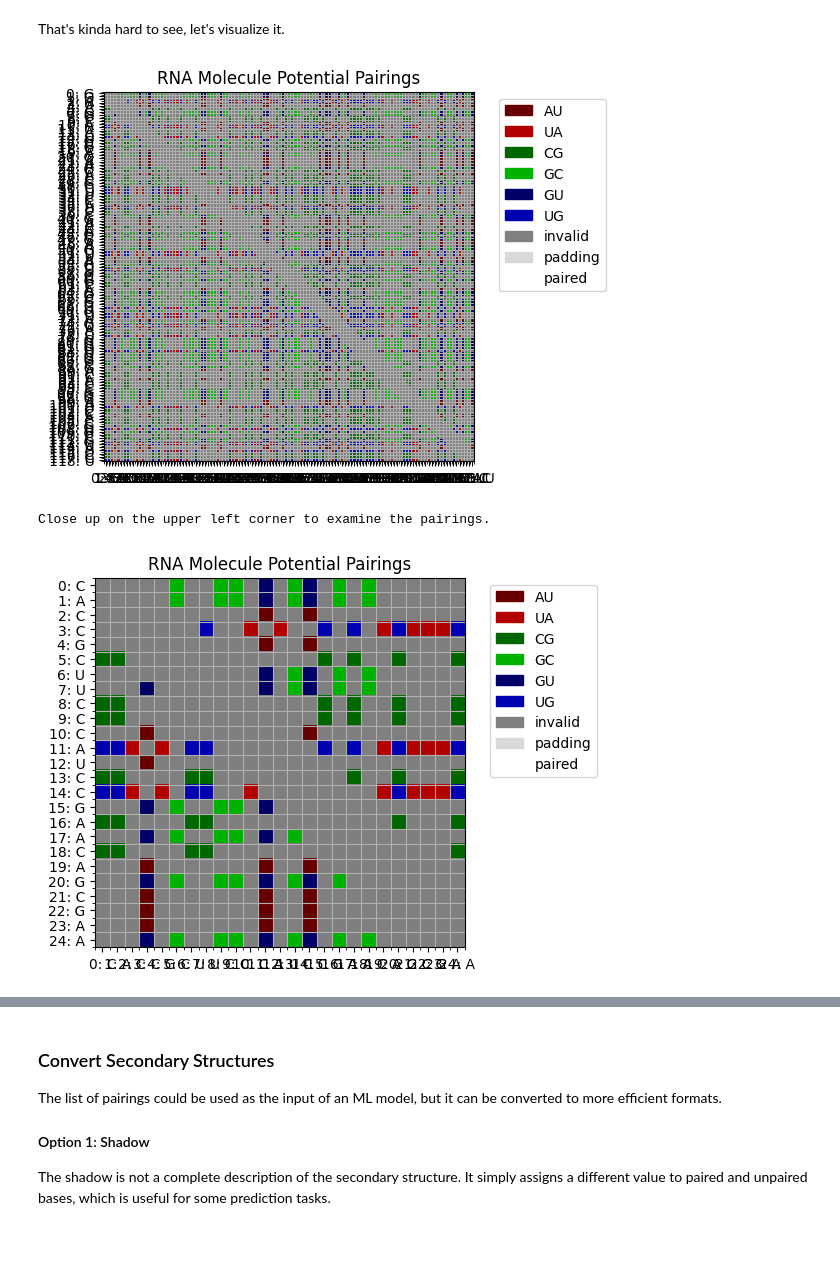
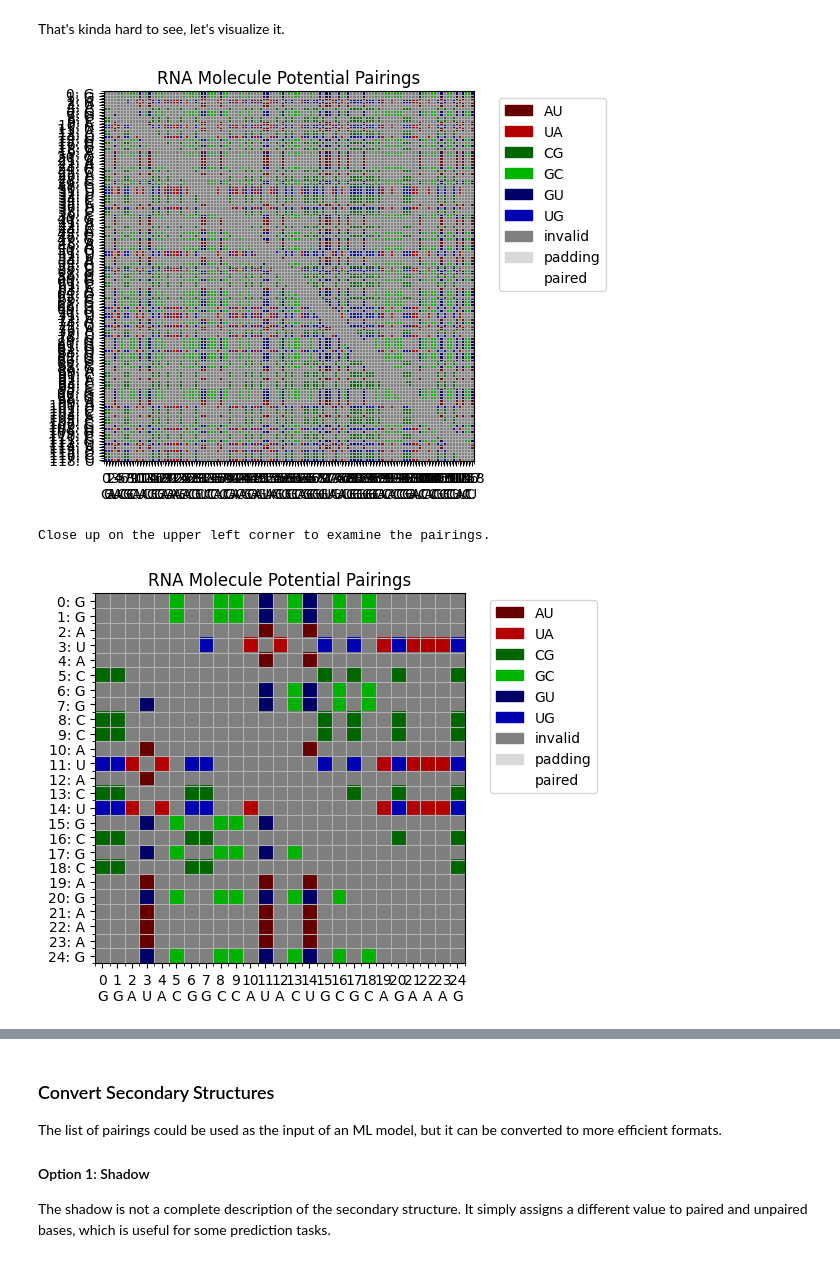
Before and after one commit to Vincent-Therrien/diurnal, a Jupyter notebook: demo/data_processing.ipynb, the cells around one changed output, grey strips where cells are left out. Cells and saved outputs as stored; diff of their text form; code cells hidden in the pictures.

```diff
--- a/demo/data_processing.ipynb
+++ b/demo/data_processing.ipynb
@@ -136,13 +145,13 @@ Potential pairings surmised from the primary structure:
 # %% [markdown]
 That's kinda hard to see, let's visualize it.
 # %%
-visualize.potential_pairings(potential_pairings, primary)
+visualize.potential_pairings(primary)
 # %% [output]
-[figure, old version]
+[figure, new version]
 # %%
 print("Close up on the upper left corner to examine the pairings.")
 n = 25
-visualize.potential_pairings(potential_pairings[:n, :n], primary[n:])
+visualize.potential_pairings(primary[:n])
 # %% [output]
 Close up on the upper left corner to examine the pairings.
-[figure, old version]
+[figure, new version]
```
Also changed, not shown: parts of 10 cells of this notebook, 12 other files.
